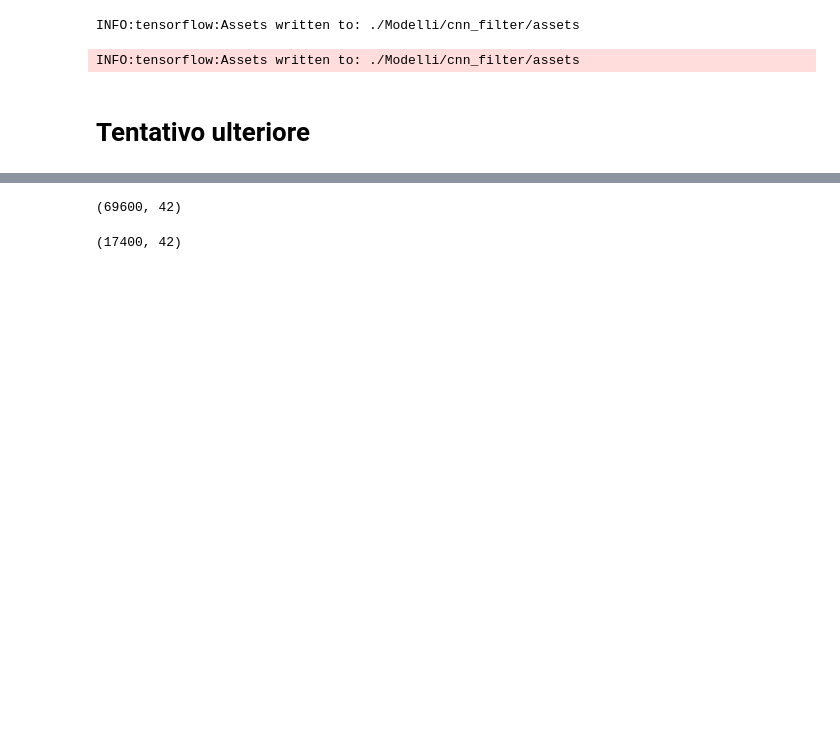
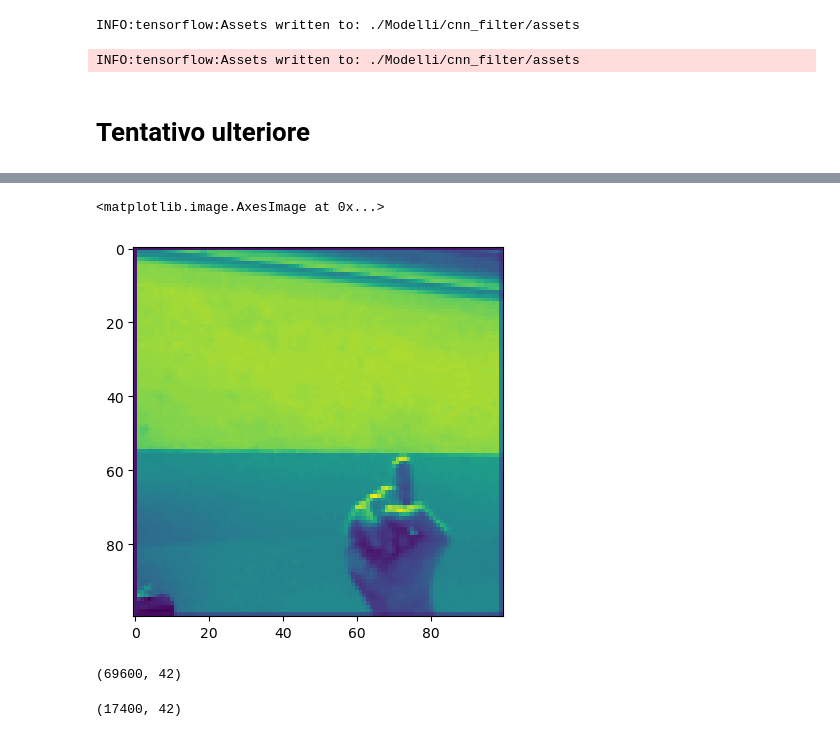
Before and after one commit to SteMor1/ASL_Live_Recognition, a Jupyter notebook: ProgettoML.ipynb, the cells around one changed output, grey strips where cells are left out. Saved outputs shown, nothing was run; the diff lists cells and outputs as text; code cells hidden in the pictures; blank space fills up the shorter version.

```diff
--- a/ProgettoML.ipynb
+++ b/ProgettoML.ipynb
@@ -902,3 +933,8 @@ IndexError: tuple index out of range
+# %%
+plt.imshow(train_images[205])
+# %% [output]
+<matplotlib.image.AxesImage at 0x...>
+[figure, added]
 # %%
 len(train_images_landmarks.shape)
 # %%
```
Also changed, not shown: parts of 24 cells of this notebook, 6 other files.
